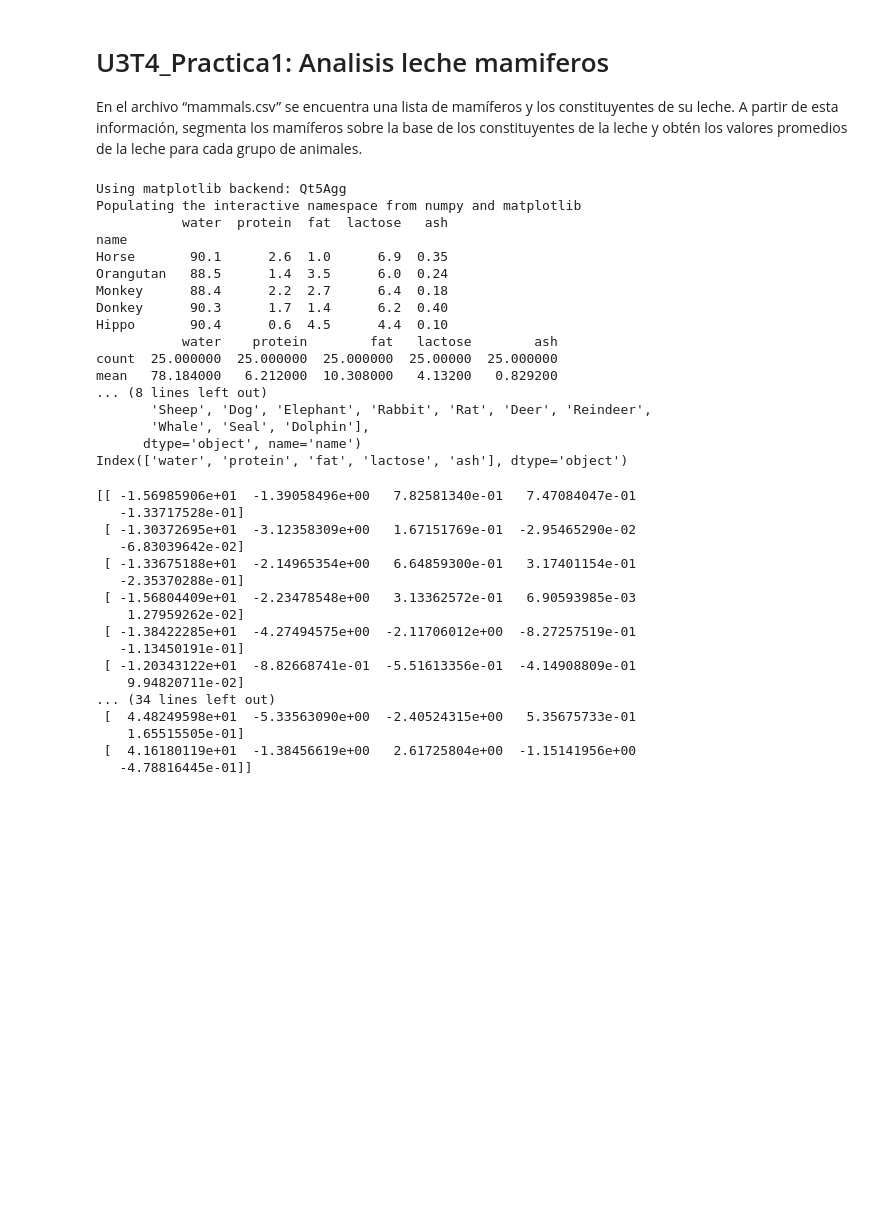
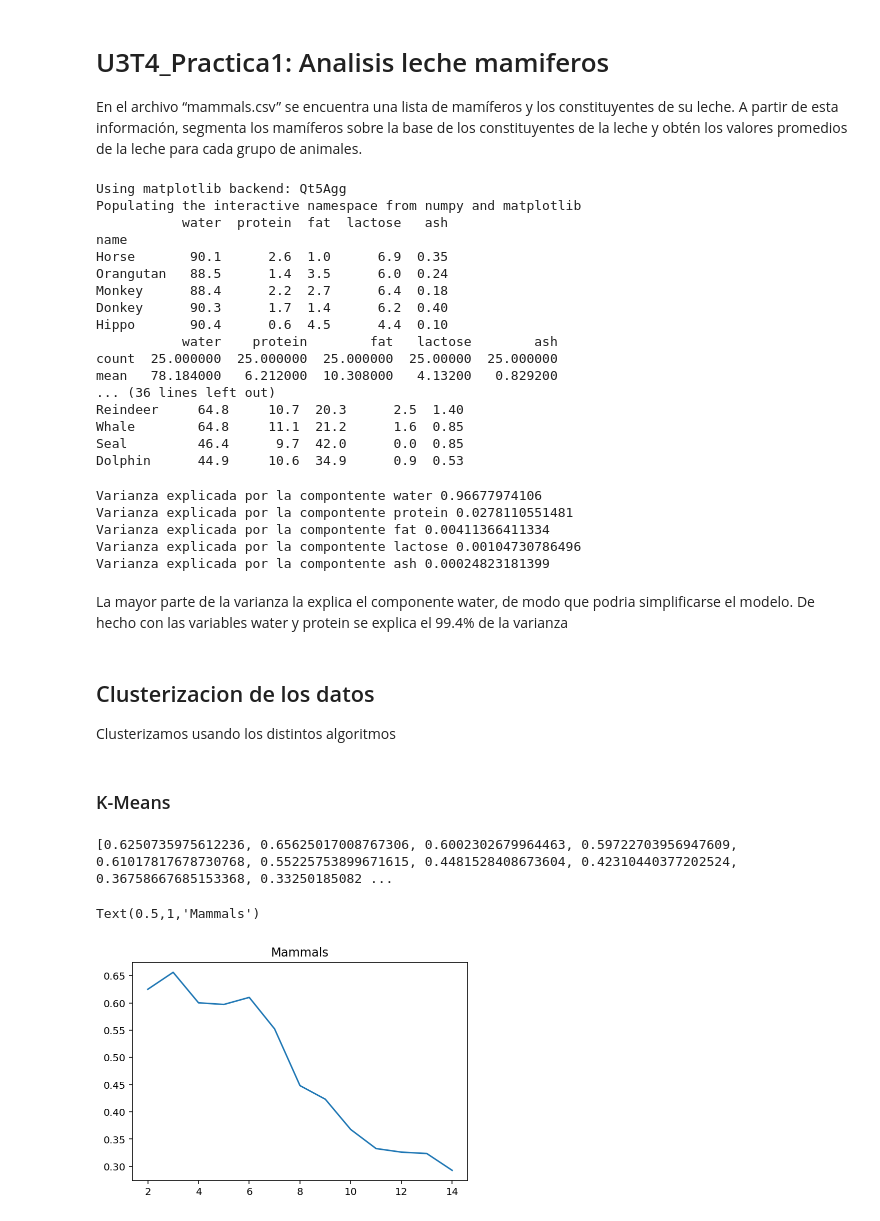
Before and after one commit to chemadd/masterBD, a Jupyter notebook: Unidad03/U3T4_Practica1.ipynb, the cells around one changed output. Saved outputs shown, nothing was run; the diff lists cells and outputs as text; code cells hidden in the pictures; blank space fills up the shorter version.

```diff
--- a/Unidad03/U3T4_Practica1.ipynb
+++ b/Unidad03/U3T4_Practica1.ipynb
@@ -16,6 +16,8 @@ print(Mammals_df.head())
 print(Mammals_df.describe())
 print(Mammals_df.index)
 print(Mammals_df.columns)
+print(list(Mammals_df))
+print(Mammals_df)
 # %% [output]
 Using matplotlib backend: Qt5Agg
 Populating the interactive namespace from numpy and matplotlib
@@ -29,11 +31,11 @@ Hippo       90.4      0.6  4.5      4.4  0.10
            water    protein        fat   lactose        ash
 count  25.000000  25.000000  25.000000  25.00000  25.000000
 mean   78.184000   6.212000  10.308000   4.13200   0.829200
-... (8 lines left out)
-       'Sheep', 'Dog', 'Elephant', 'Rabbit', 'Rat', 'Deer', 'Reindeer',
-       'Whale', 'Seal', 'Dolphin'],
-      dtype='object', name='name')
-Index(['water', 'protein', 'fat', 'lactose', 'ash'], dtype='object')
+... (36 lines left out)
+Reindeer     64.8     10.7  20.3      2.5  1.40
+Whale        64.8     11.1  21.2      1.6  0.85
+Seal         46.4      9.7  42.0      0.0  0.85
+Dolphin      44.9     10.6  34.9      0.9  0.53
 # %%
 # Obtencion de los Componentes Principales (PCA)
 from sklearn.decomposition import PCA
@@ -41,23 +43,41 @@ from sklearn.decomposition import PCA
 # Lo obtenemos para todas las columnas de datos del fichero.
 pca = PCA(n_components = len(Mammals_df.columns))
 x_pca = pca.fit_transform(Mammals_df)
-
-print (x_pca)
+ix = 0
+for columna in Mammals_df.columns:
+    print('Varianza explicada por la compontente', Mammals_df.columns[ix], pca.explained_variance_ratio_[ix])
+    ix = ix + 1
 # %% [output]
-[[ -1.56985906e+01  -1.39058496e+00   7.82581340e-01   7.47084047e-01
-   -1.33717528e-01]
- [ -1.30372695e+01  -3.12358309e+00   1.67151769e-01  -2.95465290e-02
-   -6.83039642e-02]
- [ -1.33675188e+01  -2.14965354e+00   6.64859300e-01   3.17401154e-01
-   -2.35370288e-01]
- [ -1.56804409e+01  -2.23478548e+00   3.13362572e-01   6.90593985e-03
-    1.27959262e-02]
- [ -1.38422285e+01  -4.27494575e+00  -2.11706012e+00  -8.27257519e-01
-   -1.13450191e-01]
- [ -1.20343122e+01  -8.82668741e-01  -5.51613356e-01  -4.14908809e-01
-    9.94820711e-02]
-... (34 lines left out)
- [  4.48249598e+01  -5.33563090e+00  -2.40524315e+00   5.35675733e-01
-    1.65515505e-01]
- [  4.16180119e+01  -1.38456619e+00   2.61725804e+00  -1.15141956e+00
-   -4.78816445e-01]]
+Varianza explicada por la compontente water 0.96677974106
+Varianza explicada por la compontente protein 0.0278110551481
+Varianza explicada por la compontente fat 0.00411366411334
+Varianza explicada por la compontente lactose 0.00104730786496
+Varianza explicada por la compontente ash 0.00024823181399
+# %% [markdown]
+La mayor parte de la varianza la explica el componente water, de modo que podria simplificarse el modelo. De hecho con las variables water y protein se explica el 99.4% de la varianza
+# %% [markdown]
+## Clusterizacion de los datos
+Clusterizamos usando los distintos algoritmos
+# %% [markdown]
+### K-Means
+# %%
+# En primer lugar es necesario buscar el numero de clusteres
+# Usamos el metodo de la Silhouette: Buscamos el valor maximo de las distancias aplicando iterativamente K-Means
+# para tener el numero de clusteres optimo
+from sklearn.metrics import silhouette_score
+from sklearn.cluster import KMeans
+
+Silhouette_Mammals_dist =[]
+Max_Clusters = 15
+
+for numClus in range(2, Max_Clusters):
+    kmean = KMeans(n_clusters = numClus, random_state = 1).fit(Mammals_df)
+    Silhouette_Mammals_dist.append(silhouette_score(Mammals_df, kmean.labels_))
+
+print(Silhouette_Mammals_dist)
+plot(range(2, Max_Clusters), Silhouette_Mammals_dist)
+title('Mammals')
+# %% [output]
+[0.6250735975612236, 0.65625017008767306, 0.6002302679964463, 0.59722703956947609, 0.61017817678730768, 0.55225753899671615, 0.4481528408673604, 0.42310440377202524, 0.36758667685153368, 0.33250185082 ...
+Text(0.5,1,'Mammals')
+[figure, added]
```
Also changed, not shown: parts of 3 cells of this notebook.
